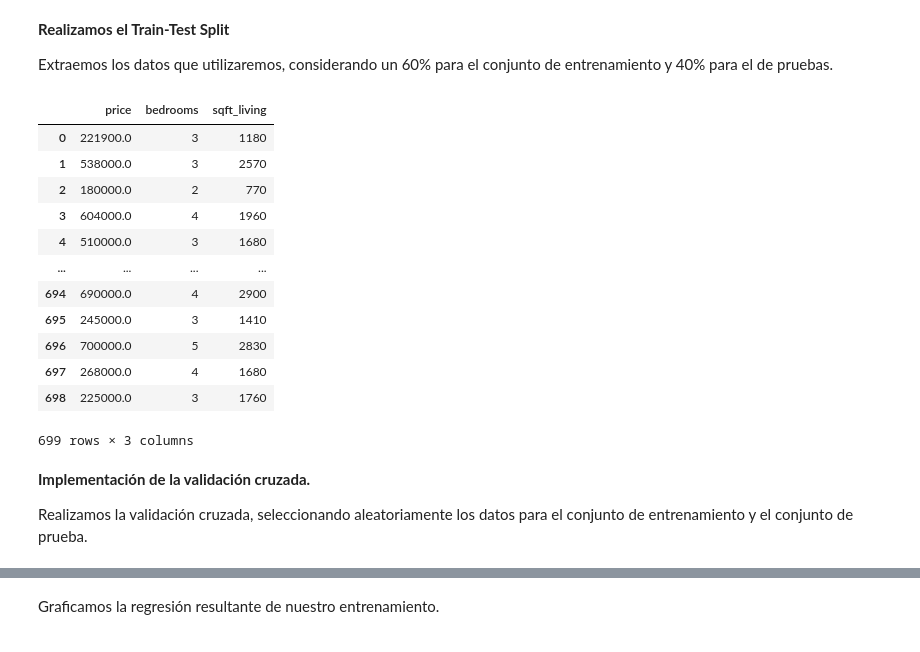
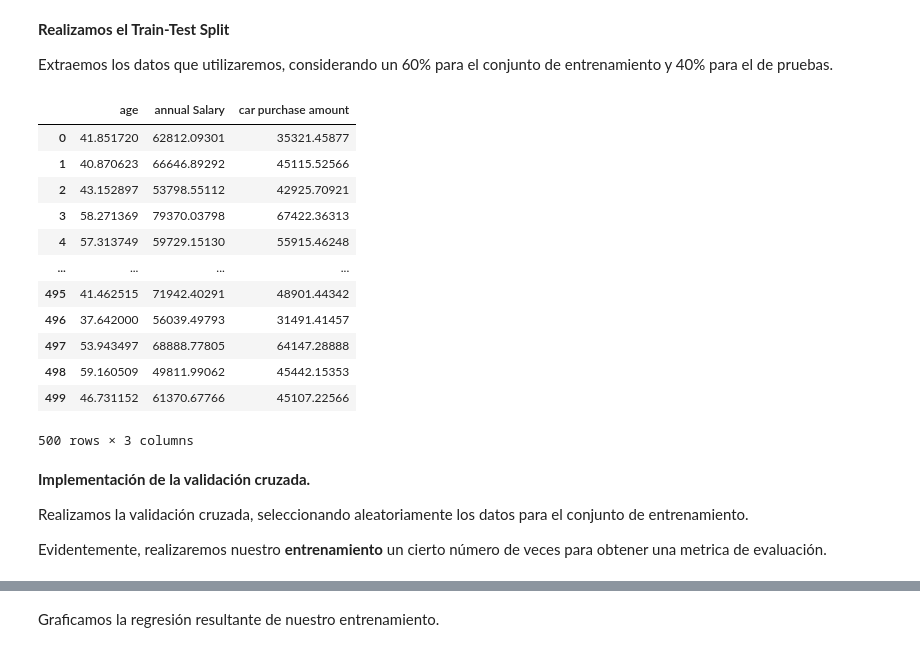
Before and after one commit to AlejandroVillasenor/MachineLearning, a Jupyter notebook: PolynomialRegression/PolRegressionCrossVal.ipynb, the cells around one changed output, grey strips where cells are left out. Drawn from its saved outputs; the diff is of its cells as text; code cells hidden in the pictures.

```diff
--- a/PolynomialRegression/PolRegressionCrossVal.ipynb
+++ b/PolynomialRegression/PolRegressionCrossVal.ipynb
@@ -77,36 +91,38 @@ class MultipleRegression:
 
 Extraemos los datos que utilizaremos, considerando un 60% para el conjunto de entrenamiento y 40% para el de pruebas.
 # %%
-#sqft_living = column 5
-x1 = pd.read_csv('kc_house_data.csv', usecols=[5], encoding='latin-1').values
-#bedrooms = column 3
-x2 = pd.read_csv('kc_house_data.csv', usecols=[3], encoding='latin-1').values
-#price = column 2
-y = pd.read_csv('kc_house_data.csv', usecols=[2], encoding='latin-1').values
+#age = column 4
+x1 = pd.read_csv('car_purchasing.csv', usecols=[4], encoding='latin-1').values
+#annual salary = column 5
+x2 = pd.read_csv('car_purchasing.csv', usecols=[5], encoding='latin-1').values
+#car purchase amount = column 8
+y = pd.read_csv('car_purchasing.csv', usecols=[8], encoding='latin-1').values
 
 # Determinate the size of the training set(60%) and the test set(40%)
 train_size = int(0.6 * len(x1))
 
 #Show the data in table with the columns
-filtdata = pd.read_csv('kc_house_data.csv',  header=0, usecols=[2,3,5], encoding='latin-1')
+filtdata = pd.read_csv('car_purchasing.csv',  header=0, usecols=[4, 5, 8], encoding='latin-1')
 filtdata
 # %% [output]
-|  | price | bedrooms | sqft_living |
-| 0 | 221900.0 | 3 | 1180 |
-| 1 | 538000.0 | 3 | 2570 |
-| 2 | 180000.0 | 2 | 770 |
-| 3 | 604000.0 | 4 | 1960 |
-| 4 | 510000.0 | 3 | 1680 |
+|  | age | annual Salary | car purchase amount |
+| 0 | 41.851720 | 62812.09301 | 35321.45877 |
+| 1 | 40.870623 | 66646.89292 | 45115.52566 |
+| 2 | 43.152897 | 53798.55112 | 42925.70921 |
+| 3 | 58.271369 | 79370.03798 | 67422.36313 |
+| 4 | 57.313749 | 59729.15130 | 55915.46248 |
 | ... | ... | ... | ... |
-| 694 | 690000.0 | 4 | 2900 |
-| 695 | 245000.0 | 3 | 1410 |
-| 696 | 700000.0 | 5 | 2830 |
-| 697 | 268000.0 | 4 | 1680 |
-| 698 | 225000.0 | 3 | 1760 |
+| 495 | 41.462515 | 71942.40291 | 48901.44342 |
+| 496 | 37.642000 | 56039.49793 | 31491.41457 |
+| 497 | 53.943497 | 68888.77805 | 64147.28888 |
+| 498 | 59.160509 | 49811.99062 | 45442.15353 |
+| 499 | 46.731152 | 61370.67766 | 45107.22566 |
-699 rows × 3 columns
+500 rows × 3 columns
 # %% [markdown]
 **Implementación de la validación cruzada.**
 
-Realizamos la validación cruzada, seleccionando aleatoriamente los datos para el conjunto de entrenamiento y el conjunto de prueba.
+Realizamos la validación cruzada, seleccionando aleatoriamente los datos para el conjunto de entrenamiento.
+
+Evidentemente, realizaremos nuestro **entrenamiento** un cierto número de veces para obtener una metrica de evaluación.
 # %%
 #Cross Validation
```
Also changed, not shown: parts of 11 cells of this notebook, 3 other files.
